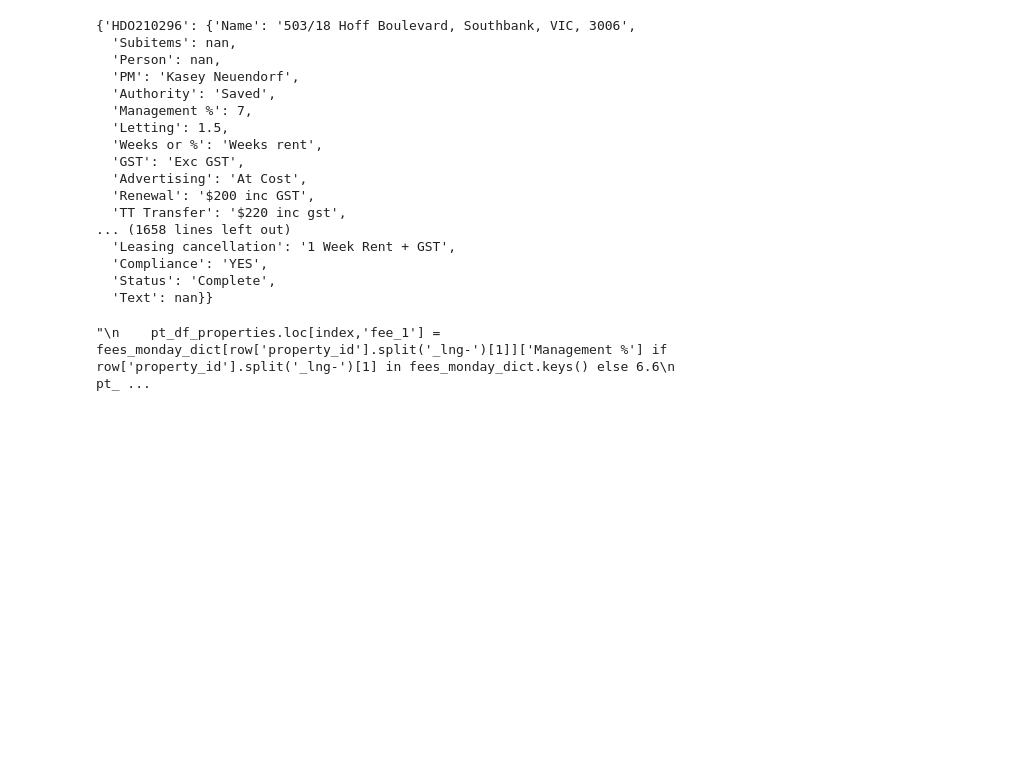
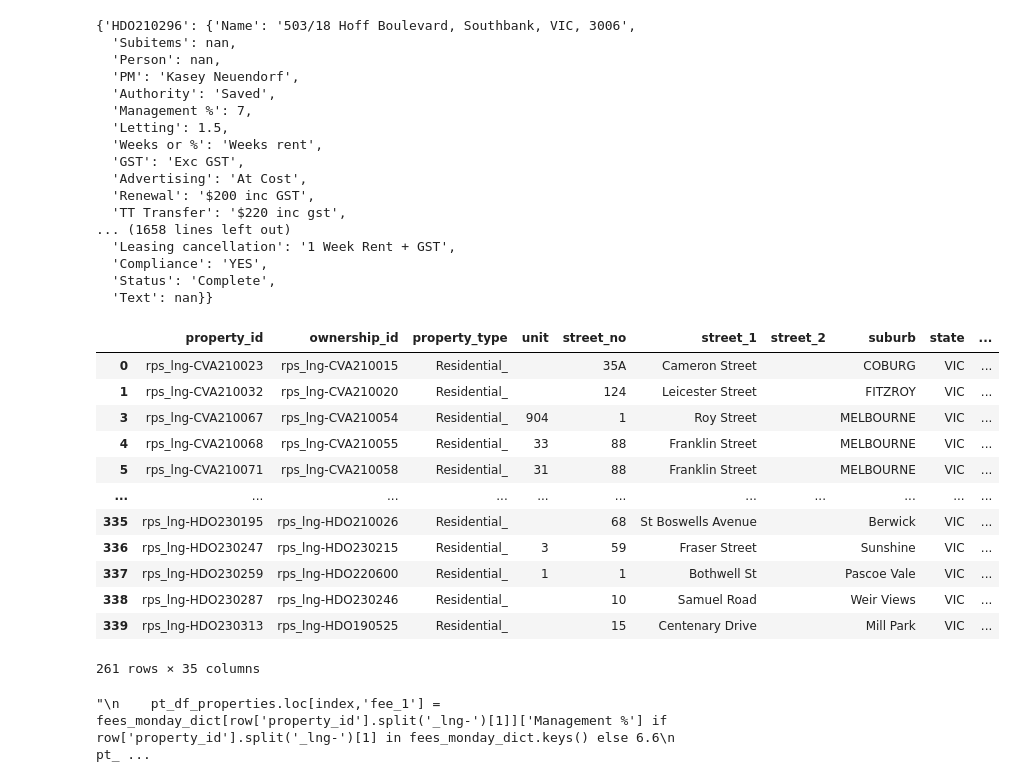
Before and after one commit to sahils4299/LongView-Data-Migration, a Jupyter notebook: PropertyTree_migration_Portfolio_testing.ipynb, the cells around one changed output. Saved outputs shown, nothing was run; the diff lists cells and outputs as text; code cells hidden in the pictures; blank space fills up the shorter version.

```diff
--- a/PropertyTree_migration_Portfolio_testing.ipynb
+++ b/PropertyTree_migration_Portfolio_testing.ipynb
@@ -404,0 +427,16 @@ pt_df_properties['rent_account'] = 100005
+# %%
+pt_df_properties
+# %% [output]
+|  | property_id | ownership_id | property_type | unit | street_no | street_1 | street_2 | suburb | state | ... |
+| 0 | rps_lng-CVA210023 | rps_lng-CVA210015 | Residential_ |  | 35A | Cameron Street |  | COBURG | VIC | ... |
+| 1 | rps_lng-CVA210032 | rps_lng-CVA210020 | Residential_ |  | 124 | Leicester Street |  | FITZROY | VIC | ... |
+| 3 | rps_lng-CVA210067 | rps_lng-CVA210054 | Residential_ | 904 | 1 | Roy Street |  | MELBOURNE | VIC | ... |
+| 4 | rps_lng-CVA210068 | rps_lng-CVA210055 | Residential_ | 33 | 88 | Franklin Street |  | MELBOURNE | VIC | ... |
+| 5 | rps_lng-CVA210071 | rps_lng-CVA210058 | Residential_ | 31 | 88 | Franklin Street |  | MELBOURNE | VIC | ... |
+| ... | ... | ... | ... | ... | ... | ... | ... | ... | ... | ... |
+| 335 | rps_lng-HDO230195 | rps_lng-HDO210026 | Residential_ |  | 68 | St Boswells Avenue |  | Berwick | VIC | ... |
+| 336 | rps_lng-HDO230247 | rps_lng-HDO230215 | Residential_ | 3 | 59 | Fraser Street |  | Sunshine | VIC | ... |
+| 337 | rps_lng-HDO230259 | rps_lng-HDO220600 | Residential_ | 1 | 1 | Bothwell St |  | Pascoe Vale | VIC | ... |
+| 338 | rps_lng-HDO230287 | rps_lng-HDO230246 | Residential_ |  | 10 | Samuel Road |  | Weir Views | VIC | ... |
+| 339 | rps_lng-HDO230313 | rps_lng-HDO190525 | Residential_ |  | 15 | Centenary Drive |  | Mill Park | VIC | ... |
+261 rows × 35 columns
```
Also changed, not shown: parts of 32 cells of this notebook.
